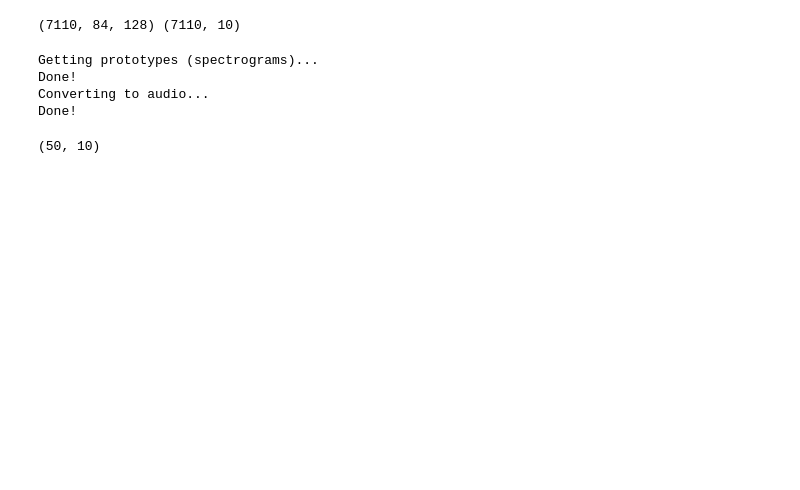
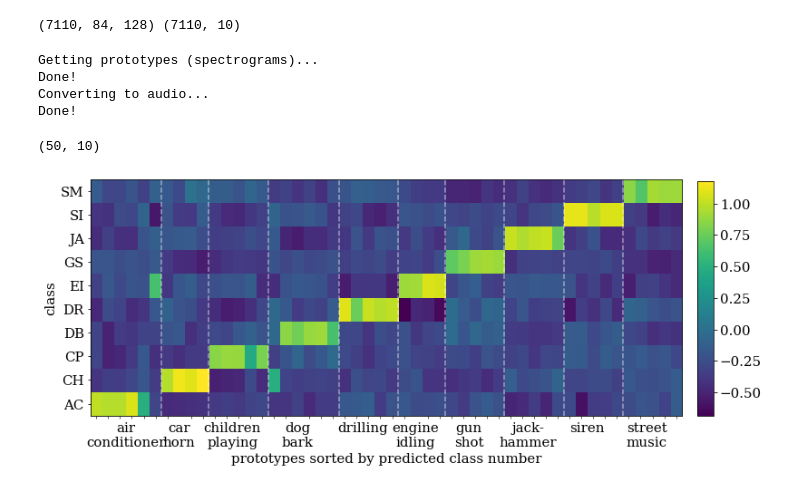
Before and after one commit to pzinemanas/APNet, a Jupyter notebook: notebooks/plot_weigths_dense.ipynb, the cells around one changed output. Cells and saved outputs as stored; diff of their text form; code cells hidden in the pictures; blank space fills up the shorter version.

```diff
--- a/notebooks/plot_weigths_dense.ipynb
+++ b/notebooks/plot_weigths_dense.ipynb
@@ -102,7 +102,7 @@ Done!
 Converting to audio...
 Done!
 # %%
-plt.rcParams.update({'font.size': 12, 'font.family': 'serif'})
+plt.rcParams.update({'font.size': 15, 'font.family': 'serif'})
 
 class_names = (['air\nconditioner', 'car\nhorn', 'children\nplaying',
            'dog\nbark', 'drilling', 'engine\nidling', 'gun\nshot',
@@ -122,30 +122,31 @@ class_sort_diff_ixs = np.concatenate((np.zeros(1,),class_sort_diff_ixs),axis=0)
 
 fig, ax = plt.subplots(figsize=(12,6))
 im = ax.imshow(weights.T,origin='lower',)
 ax.set_xlabel('prototypes sorted by predicted class number')
 ax.set_ylabel('class')
 ax.set_xticks(range(len(classes_sort)),minor=True)
 ax.set_xticklabels([])
 ax.set_xticks(class_sort_diff_ixs[:10] + np.diff(class_sort_diff_ixs)/2.)
 ax.set_yticks(np.arange(n_classes),minor=False)
 ax.set_yticklabels(class_names_av)
 for j in range(1,len(class_sort_diff_ixs)-1):
     plt.plot([class_sort_diff_ixs[j]+0.5, class_sort_diff_ixs[j]+0.5],[-0.5, 9.5],'w--',alpha=0.5)
 ax.set_aspect(2)
 ax.set_xticklabels(class_names,minor=False)
 for tick in ax.xaxis.get_major_ticks():
     tick.label1.set_horizontalalignment('center')
 plt.tick_params(axis='x',which='major',top=False,bottom=False)
 plt.tick_params(axis='x',which='minor',bottom=True,length=3)
 #fig.colorbar(im,orientation='horizontal')
 #plt.tight_layout()
 
 fig.subplots_adjust(right=0.88)
 cbar_ax = fig.add_axes([0.9, 0.2, 0.02, 0.6])
 fig.colorbar(im, cax=cbar_ax)
 
 #plt.tight_layout()
 plt.savefig('images/dense_weigths.png', dpi=300, bbox_inches='tight', pad_inches=0)
 plt.show()
 # %% [output]
 (50, 10)
+[figure, added]
```
Also changed, not shown: parts of 1 cell of this notebook, 13 other files.
